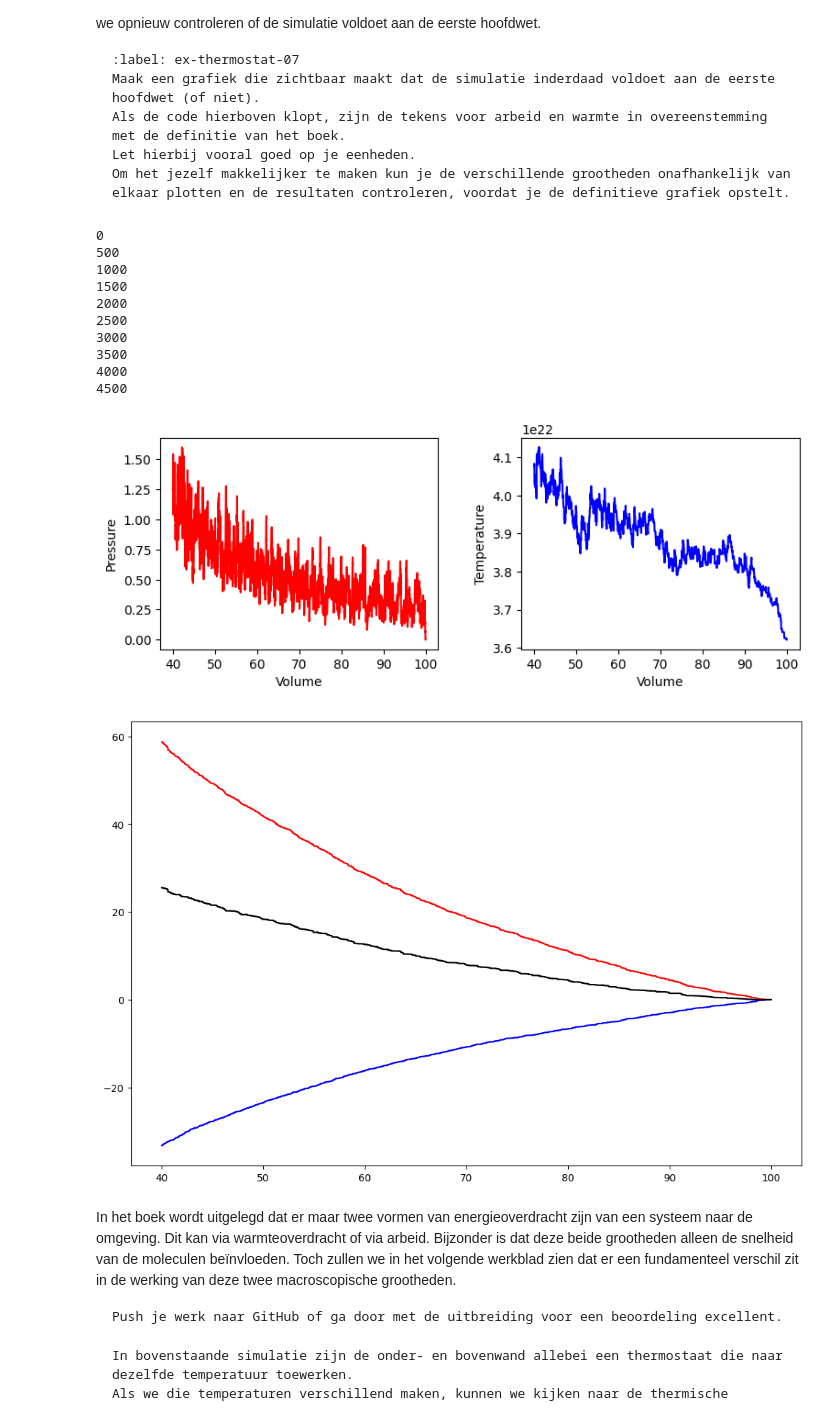
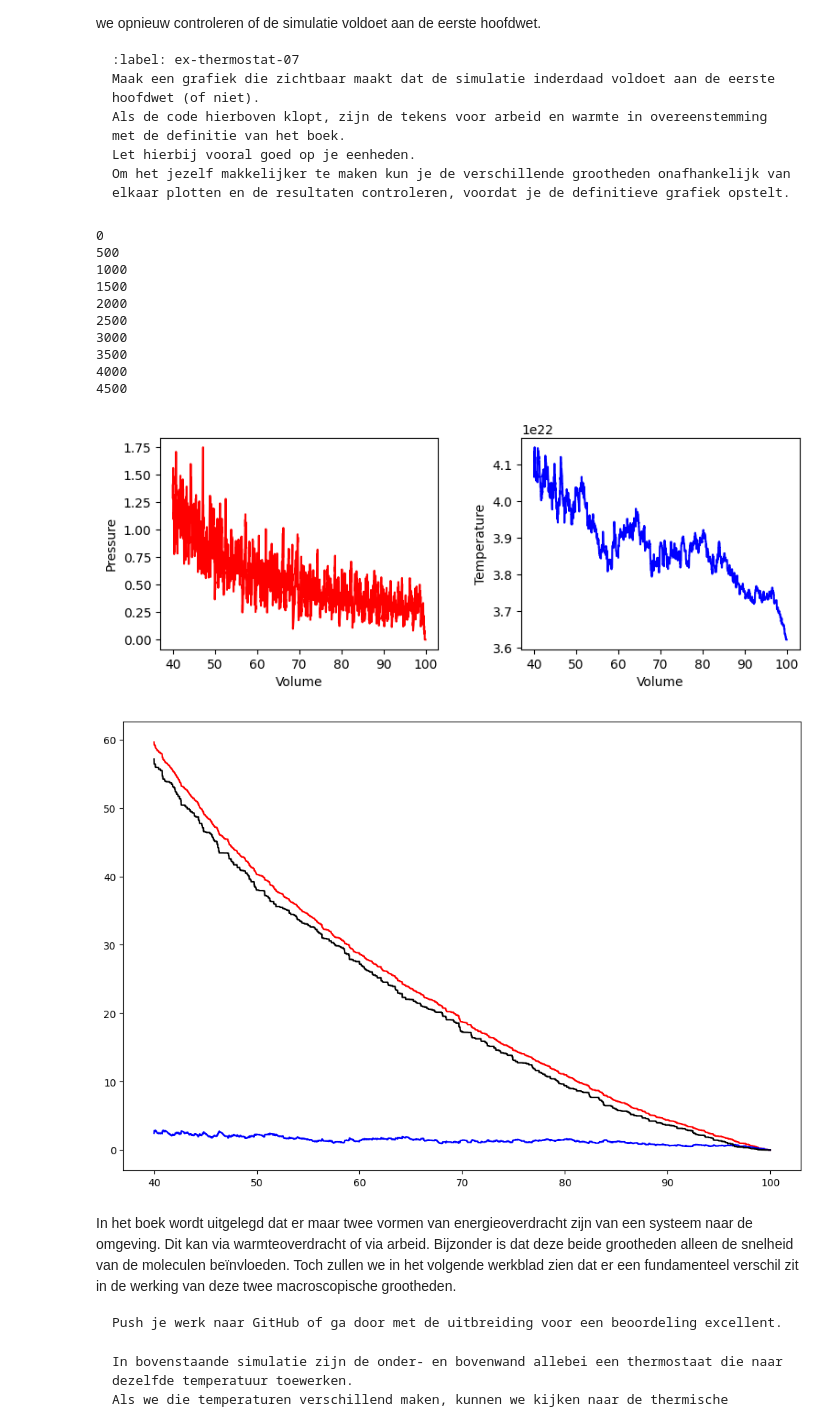
Before and after one commit to SybrenK07/25, a Jupyter notebook: Content/PySim/8_thermostaat.ipynb, the cells around one changed output. Saved outputs shown, nothing was run; the diff lists cells and outputs as text; code cells hidden in the pictures.

```diff
--- a/Content/PySim/8_thermostaat.ipynb
+++ b/Content/PySim/8_thermostaat.ipynb
@@ -461,37 +462,37 @@ for i in range(N_steps):
         print(i)
 
 
 fig, (ax1, ax2) = plt.subplots(1, 2, figsize=(9, 3))
 ax1.set_xlabel('Volume')
 ax1.set_ylabel('Pressure')
 ax2.set_xlabel('Volume')
 ax2.set_ylabel('Temperature')
 fig.tight_layout
 
 ax1.plot(volumes, pressures, '-r')
 ax2.plot(volumes, temperatures, '-b')
 
 plt.subplots_adjust(wspace=0.3)
 plt.show()
 
 plt.figure(figsize=(12,8))
 plt.plot(volumes,dU,'r-')
-plt.plot(volumes,works,'b-')
-plt.plot(volumes,dU + works,'k-')
+plt.plot(volumes,heats - works,'b-')
+plt.plot(volumes,dU + works - heats,'k-')
 plt.show()
 # %% [output]
 0
 500
 1000
 1500
 2000
 2500
 3000
 3500
 4000
 4500
-[figure, old version]
+[figure, new version]
-[figure, old version]
+[figure, new version]
 # %% [markdown]
 In het boek wordt uitgelegd dat er maar twee vormen van energieoverdracht zijn van een systeem naar de omgeving. Dit kan via warmteoverdracht of via arbeid.
 Bijzonder is dat deze beide grootheden alleen de snelheid van de moleculen beïnvloeden.
```
Also changed, not shown: parts of 4 cells of this notebook, 1 other file.
